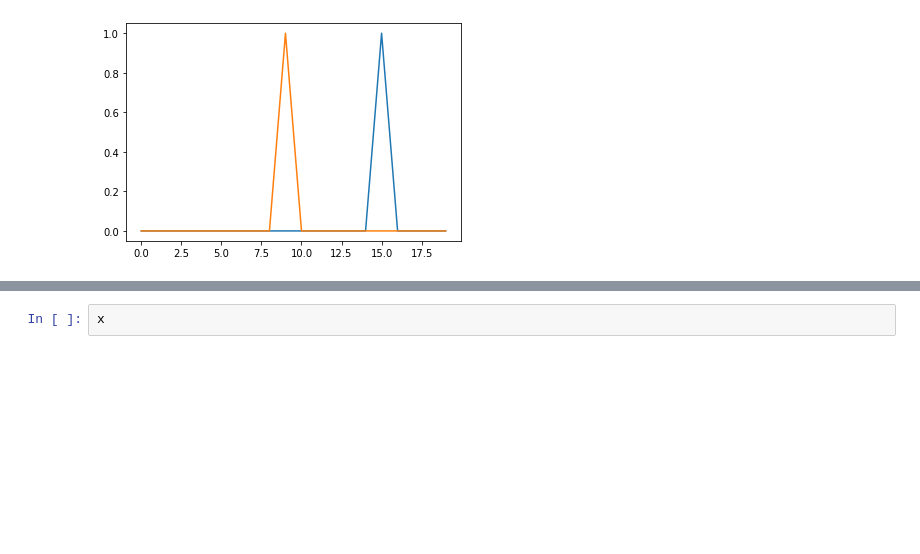
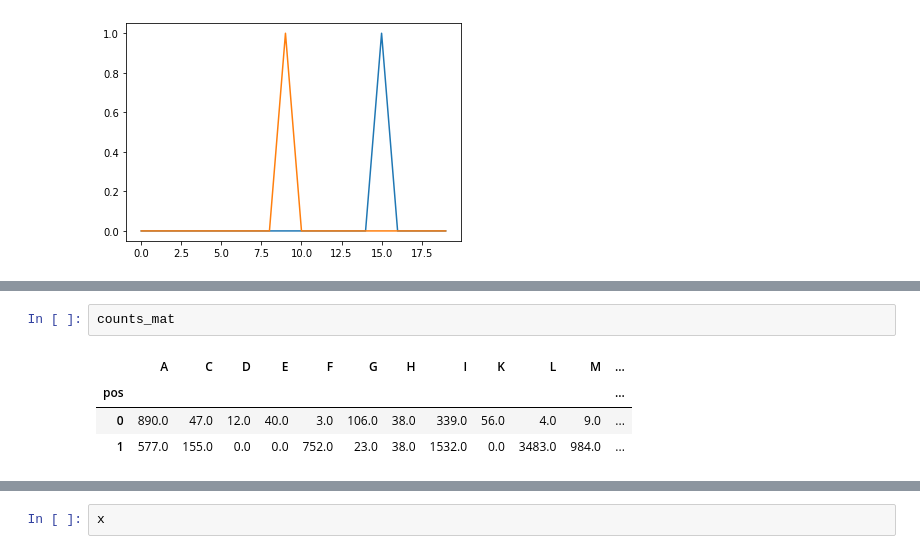
Before and after one commit to TrentBrick/learning-protein-landscapes, a Jupyter notebook: notebooks/Basic_InvestigateTrainedModel.ipynb, the cells around one changed output, grey strips where cells are left out. Drawn from its saved outputs; the diff is of its cells as text; blank space fills up the shorter version.

```diff
--- a/notebooks/Basic_InvestigateTrainedModel.ipynb
+++ b/notebooks/Basic_InvestigateTrainedModel.ipynb
@@ -253,0 +264,7 @@ x.shape
+# %%
+counts_mat
+# %% [output]
+|  | A | C | D | E | F | G | H | I | K | L | M | ... |
+| pos |  |  |  |  |  |  |  |  |  |  |  | ... |
+| 0 | 890.0 | 47.0 | 12.0 | 40.0 | 3.0 | 106.0 | 38.0 | 339.0 | 56.0 | 4.0 | 9.0 | ... |
+| 1 | 577.0 | 155.0 | 0.0 | 0.0 | 752.0 | 23.0 | 38.0 | 1532.0 | 0.0 | 3483.0 | 984.0 | ... |
```
Also changed, not shown: parts of 15 cells of this notebook, 1 other file.
